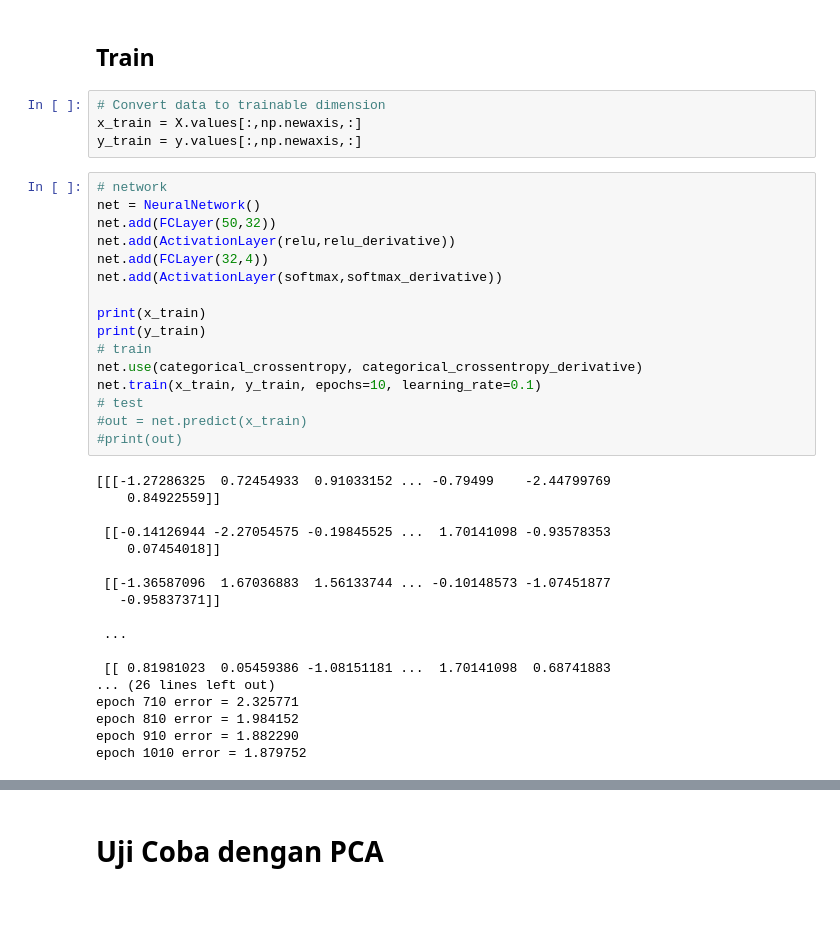
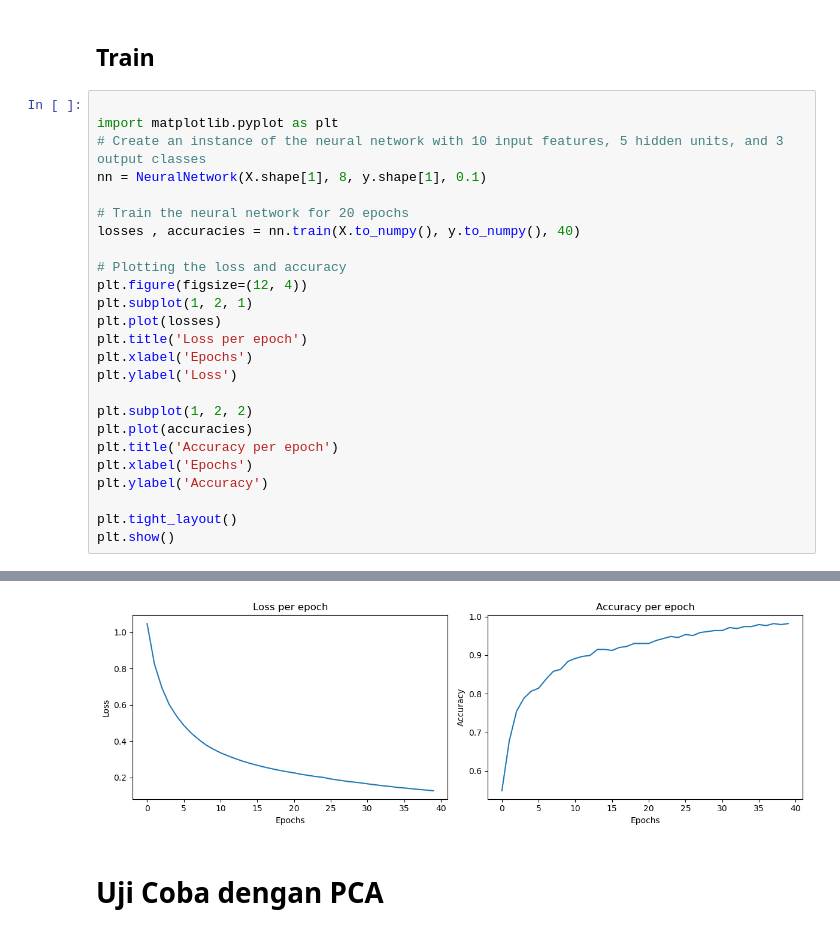
Before and after one commit to GreyWard/TugasPAD_NN, a Jupyter notebook: Simplified.ipynb, the cells around one changed output, grey strips where cells are left out. Drawn from its saved outputs; the diff is of its cells as text; blank space fills up the shorter version.

```diff
--- a/Simplified.ipynb
+++ b/Simplified.ipynb
@@ -251,40 +228,28 @@ class NeuralNetwork:
 # %% [markdown]
 ## Train
-# %%
-# Convert data to trainable dimension
-x_train = X.values[:,np.newaxis,:]
-y_train = y.values[:,np.newaxis,:]
-# %%
-# network
-net = NeuralNetwork()
-net.add(FCLayer(50,32))
-net.add(ActivationLayer(relu,relu_derivative))
-net.add(FCLayer(32,4))
-net.add(ActivationLayer(softmax,softmax_derivative))
-
-print(x_train)
-print(y_train)
-# train
-net.use(categorical_crossentropy, categorical_crossentropy_derivative)
-net.train(x_train, y_train, epochs=10, learning_rate=0.1)
-# test
-#out = net.predict(x_train)
-#print(out)
-# %% [output]
-[[[-1.27286325  0.72454933  0.91033152 ... -0.79499    -2.44799769
-    0.84922559]]
-
- [[-0.14126944 -2.27054575 -0.19845525 ...  1.70141098 -0.93578353
-    0.07454018]]
-
- [[-1.36587096  1.67036883  1.56133744 ... -0.10148573 -1.07451877
-   -0.95837371]]
-
- ...
-
- [[ 0.81981023  0.05459386 -1.08151181 ...  1.70141098  0.68741883
-... (26 lines left out)
-epoch 710 error = 2.325771
-epoch 810 error = 1.984152
-epoch 910 error = 1.882290
-epoch 1010 error = 1.879752
+# %%
+
+import matplotlib.pyplot as plt
+# Create an instance of the neural network with 10 input features, 5 hidden units, and 3 output classes
+nn = NeuralNetwork(X.shape[1], 8, y.shape[1], 0.1)
+
+# Train the neural network for 20 epochs
+losses , accuracies = nn.train(X.to_numpy(), y.to_numpy(), 40)
+
+# Plotting the loss and accuracy
+plt.figure(figsize=(12, 4))
+plt.subplot(1, 2, 1)
+plt.plot(losses)
+plt.title('Loss per epoch')
+plt.xlabel('Epochs')
+plt.ylabel('Loss')
+
+plt.subplot(1, 2, 2)
+plt.plot(accuracies)
+plt.title('Accuracy per epoch')
+plt.xlabel('Epochs')
+plt.ylabel('Accuracy')
+
+plt.tight_layout()
+plt.show()
+# %% [output]
@@ -291,3 +273,4 @@ epoch 1010 error = 1.879752
+[figure, added]
 # %% [markdown]
 # Uji Coba dengan PCA
 # %%
```
Also changed, not shown: parts of 11 cells of this notebook.
